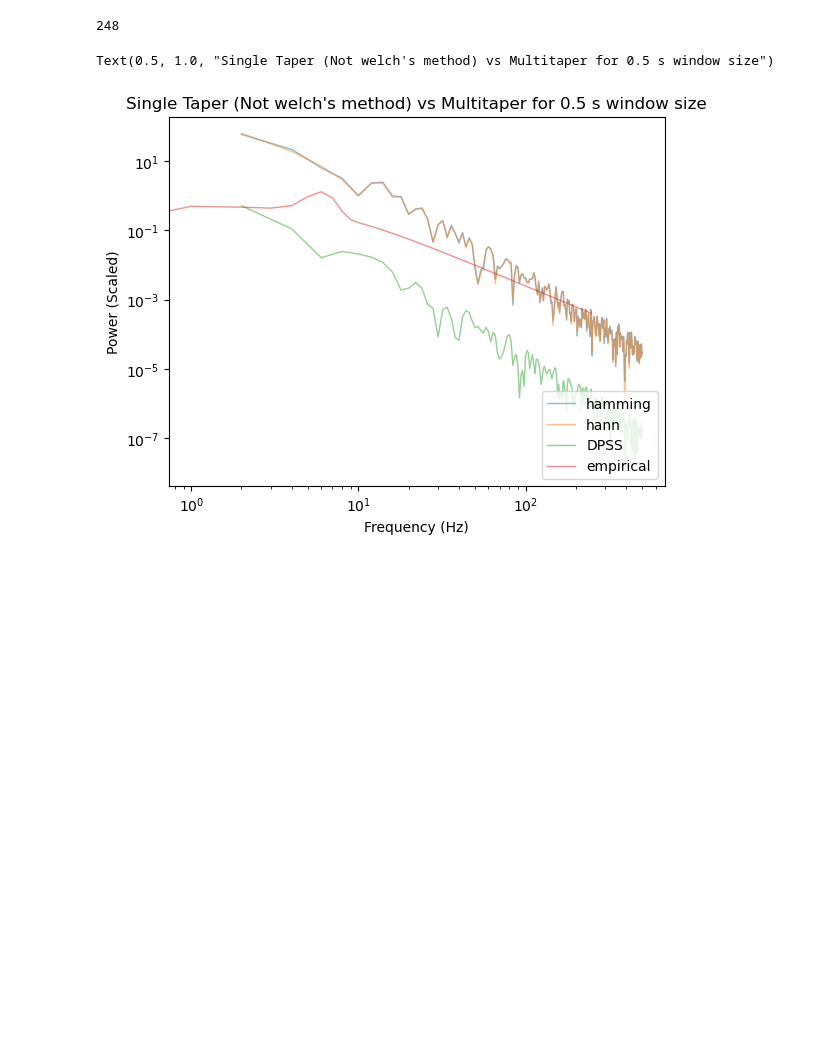
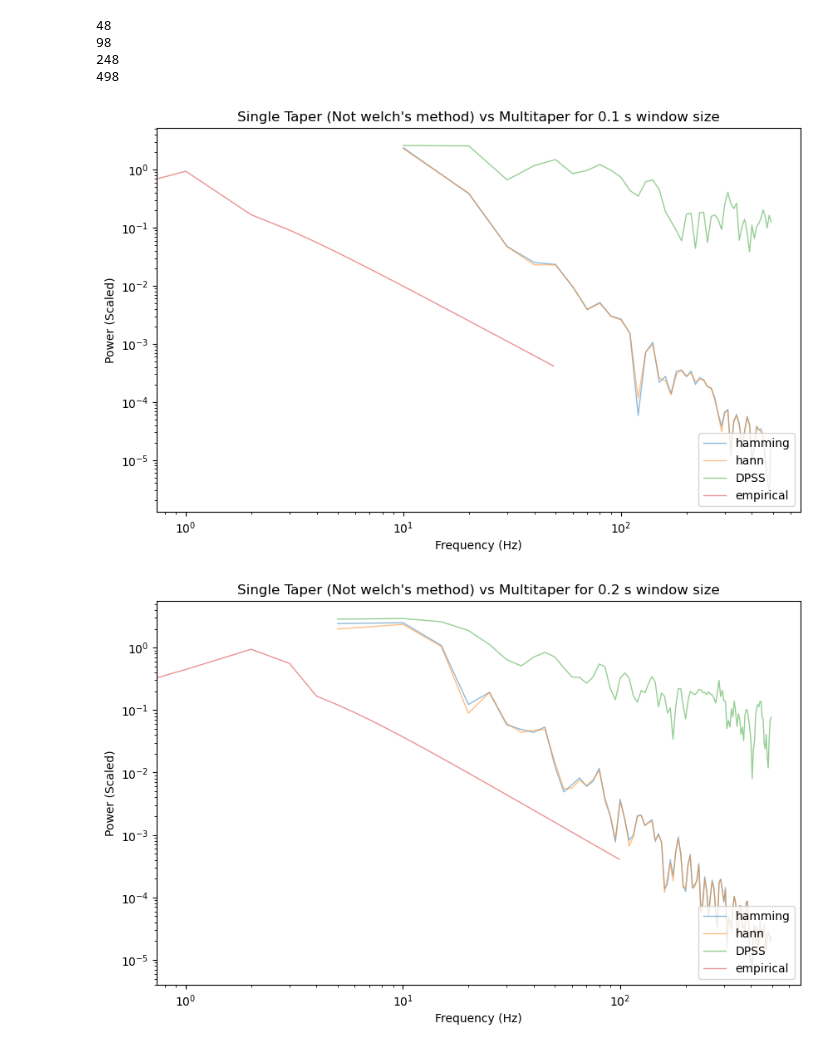
Before and after one commit to anika-kum/spectral-analysis-comparison, a Jupyter notebook: notebook.ipynb, the cells around one changed output. Saved outputs shown, nothing was run; the diff lists cells and outputs as text; code cells hidden in the pictures; blank space fills up the shorter version.

Commit message:
added different window times

```diff
--- a/notebook.ipynb
+++ b/notebook.ipynb
@@ -1,2 +1,5 @@
+# %%
+window_size_options = [0.1, 0.2, 0.5, 1]
+generated_data = []
 # %%
 from spectral_decomposition import spectrum
@@ -28,38 +32,43 @@ import math
 import matplotlib.pyplot as plt
 
 def plot_single_taper(spectrum, taper_options, sampling_rate):
-    N = len(spectrum.time_domain.time)
-    for i in taper_options:
-        tapered_signal = res.time_domain.combined_signal * windows.get_window(i, N)
+    N = len(spectrum.time_domain.combined_signal)
+    for taper in taper_options:
+        tapered_signal = spectrum.time_domain.combined_signal * windows.get_window(taper, N)
         freqs = np.fft.fftfreq(N, d=1/sampling_rate)[1:N//2] # starting from 1 to avoid a divide by 0 error later.
         fft_result = fft(tapered_signal)[1:N//2] / freqs**2
-        plt.loglog(freqs, np.abs(fft_result), label=i, linewidth=1, alpha=0.5)
+        plt.loglog(freqs, np.abs(fft_result), label=taper, linewidth=1, alpha=0.5)
 def plot_multi_taper(spectrum, duration, sampling_rate, isOneTaper=False):
     N = len(spectrum.time_domain.time)
-    t_w = duration*sampling_rate/2 - 1 if (duration*sampling_rate/2==N/2) else duration*sampling_rate/2
+    t_w = N/2 - 1 if (duration*sampling_rate/2>=N/2) else duration*sampling_rate/2
     if isOneTaper:
         L = 1
     else:
         L = math.floor(t_w)-1
         print(L)
-    tapered_signal = res.time_domain.combined_signal * windows.dpss(N, t_w, L)
+    tapered_signal = spectrum.time_domain.combined_signal * windows.dpss(N, t_w, L)
     sum = np.zeros(N//2 - 1)
     freqs = np.fft.fftfreq(N, d=1/sampling_rate)[1:N//2] # starting from 1 to avoid a divide by 0 error later.
-    for i in tapered_signal:
-        fft_result = (fft(i)[1:N//2] / freqs**2)
+    for dpss_taper in tapered_signal:
+        fft_result = (fft(dpss_taper)[1:N//2])
         sum = (fft_result) + sum
     fft_result = sum / len(tapered_signal)
     plt.loglog(freqs, np.abs(fft_result), label='DPSS', linewidth=1, alpha=0.5)
 # %%
-plt.xlabel("Frequency (Hz)")
-plt.ylabel("Power (Scaled)")
-plt.legend(loc="lower right")
-plot_single_taper(res, taper_options=['hamming', 'hann'], sampling_rate=sampling_rate)
-plot_multi_taper(res, duration=duration, sampling_rate=sampling_rate, isOneTaper=False)
-plt.loglog(res.frequency_domain.combined_spectrum, linewidth=1, alpha=0.5, label='empirical')
-plt.legend(loc="lower right")
-plt.title("Single Taper (Not welch's method) vs Multitaper for 0.5 s window size")
+for i, window in enumerate(window_size_options):
+    plt.figure(figsize=(10, 6))
+    plt.xlabel("Frequency (Hz)")
+    plt.ylabel("Power (Scaled)")
+    plt.legend(loc="lower right")
+    plot_single_taper(generated_data[i], taper_options=['hamming', 'hann'], sampling_rate=sampling_rate)
+    plot_multi_taper(generated_data[i], duration=window_size_options[i], sampling_rate=sampling_rate, isOneTaper=False)
+    plt.loglog(generated_data[i].frequency_domain.combined_spectrum, linewidth=1, alpha=0.5, label='empirical')
+    plt.legend(loc="lower right")
+    plt.title(f"Single Taper (Not welch's method) vs Multitaper for {window} s window size")
 # %% [output]
+48
+98
 248
+498
-Text(0.5, 1.0, "Single Taper (Not welch's method) vs Multitaper for 0.5 s window size")
-[figure, old version]
+[figure, new version]
+[figure, added]
```
Also changed, not shown: parts of 2 cells of this notebook.
